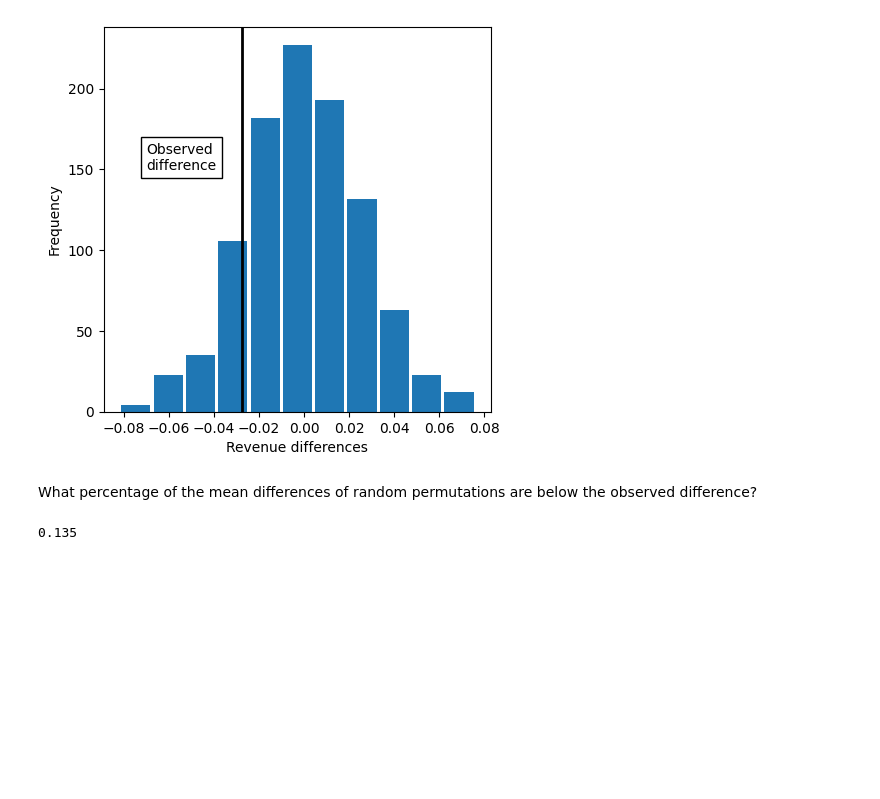
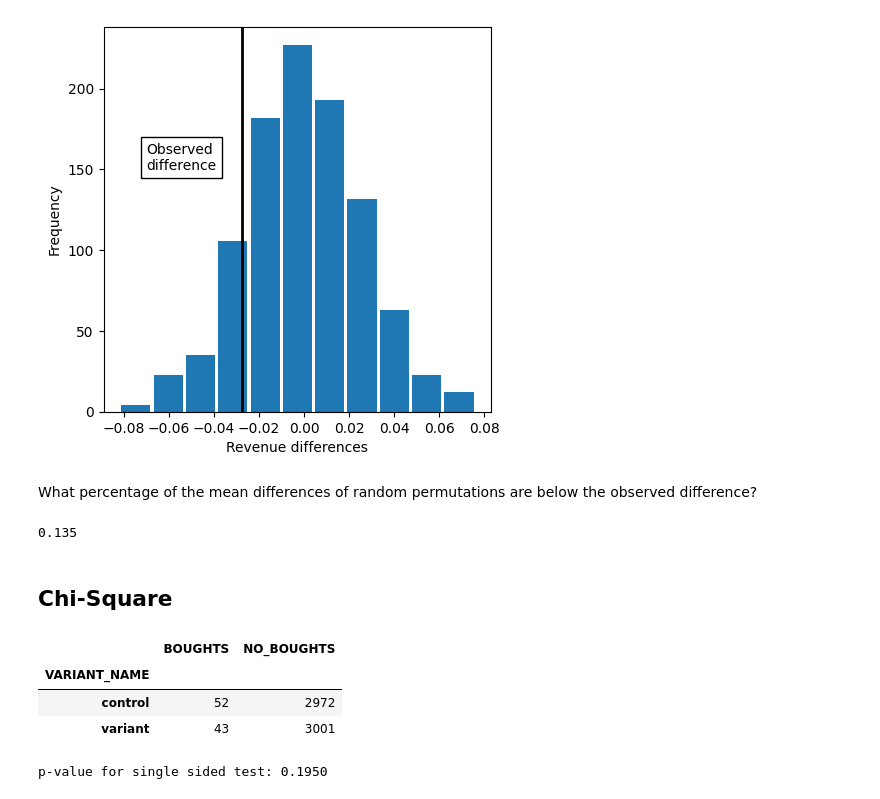
Before and after one commit to tomashbk/ab_testing, a Jupyter notebook: abtesting_2023-04-26.ipynb, the cells around one changed output. Drawn from its saved outputs; the diff is of its cells as text; code cells hidden in the pictures; blank space fills up the shorter version.

Commit message:
Chi-Squared

```diff
--- a/abtesting_2023-04-26.ipynb
+++ b/abtesting_2023-04-26.ipynb
@@ -398,3 +400,19 @@ perm_diffs = np.array(perm_diffs)
 print(np.mean(perm_diffs < mean_variant - mean_control))
 # %% [output]
 0.135
+# %% [markdown]
+## Chi-Square
+# %%
+df_grouped_users[['BOUGHTS', 'NO_BOUGHTS', 'VARIANT_NAME']].groupby('VARIANT_NAME').sum()
+# %% [output]
+|  | BOUGHTS | NO_BOUGHTS |
+| VARIANT_NAME |  |  |
+| control | 52 | 2972 |
+| variant | 43 | 3001 |
+# %%
+boughts = np.array([[52, 2972], [43, 3001]])
+chi2, p_value, df, _ = stats.chi2_contingency(boughts)
+
+print(f'p-value for single sided test: {p_value / 2:.4f}')
+# %% [output]
+p-value for single sided test: 0.1950
```
Also changed, not shown: parts of 3 cells of this notebook, 1 other file.
